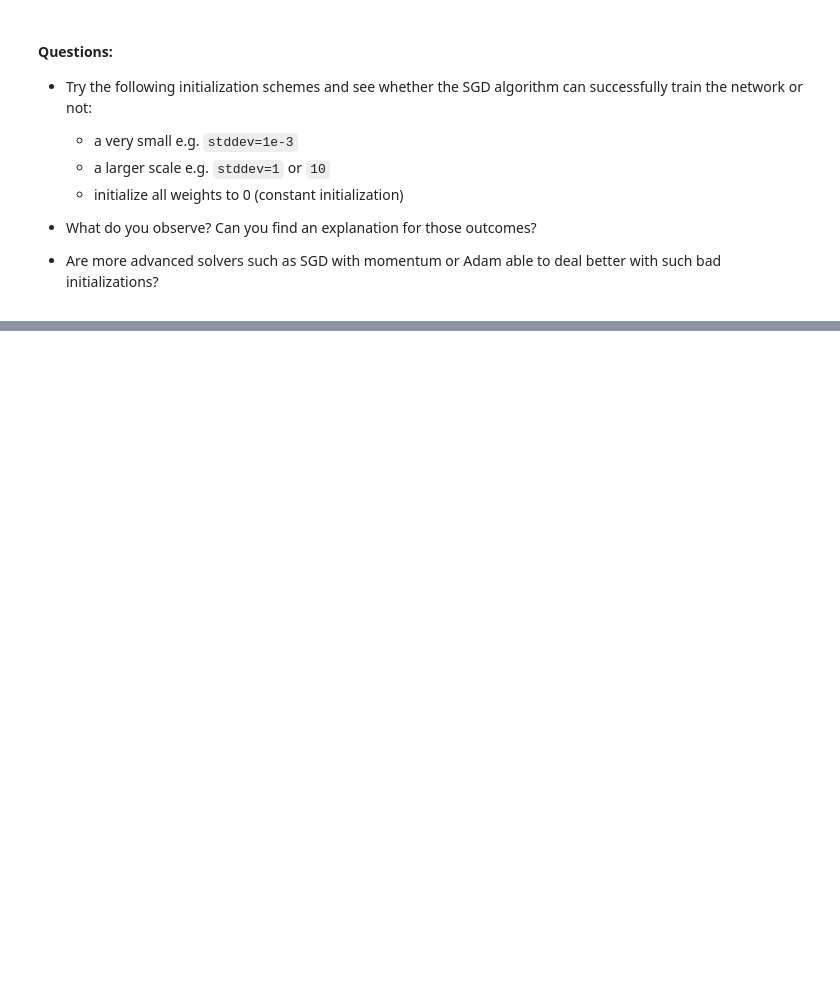
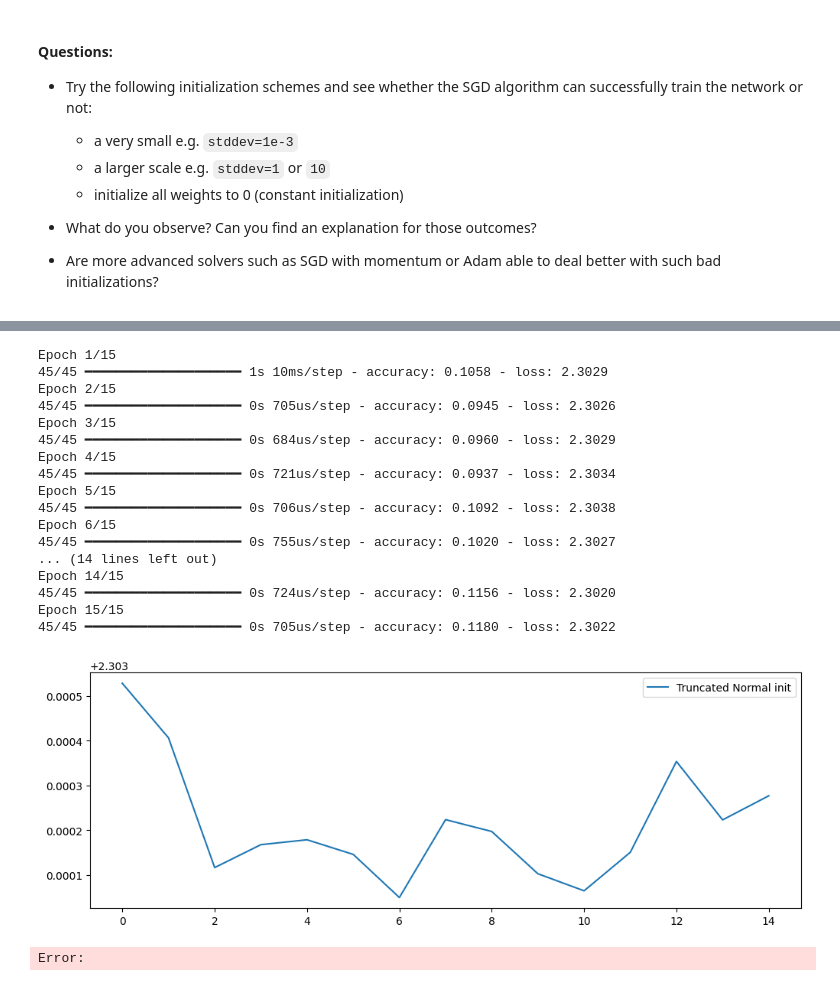
Before and after one commit to UofT-DSI/deep_learning, a Jupyter notebook: 01_materials/labs/lab_1.ipynb, the cells around one changed output, grey strips where cells are left out. Saved outputs shown, nothing was run; the diff lists cells and outputs as text; code cells hidden in the pictures; blank space fills up the shorter version.

```diff
--- a/01_materials/labs/lab_1.ipynb
+++ b/01_materials/labs/lab_1.ipynb
@@ -394,0 +806,39 @@ model.layers[0].weights
+# %%
+normal_init = initializers.Zeros()
+
+model = Sequential()
+model.add(Dense(hidden_dim, input_dim=input_dim, activation="tanh",
+                kernel_initializer=normal_init))
+model.add(Dense(hidden_dim, activation="tanh",
+                kernel_initializer=normal_init))
+model.add(Dense(output_dim, activation="softmax",
+                kernel_initializer=normal_init))
+
+model.compile(optimizer=optimizers.SGD(learning_rate=0.1),
+              loss='categorical_crossentropy', metrics=['accuracy'])
+
+history = model.fit(X_train, y_train, epochs=15, batch_size=32)
+
+plt.figure(figsize=(12, 4))
+plt.plot(history.history['loss'], label="Truncated Normal init")
+plt.legend();
+# %% [output]
+Epoch 1/15
+45/45 ━━━━━━━━━━━━━━━━━━━━ 1s 10ms/step - accuracy: 0.1058 - loss: 2.3029
+Epoch 2/15
+45/45 ━━━━━━━━━━━━━━━━━━━━ 0s 705us/step - accuracy: 0.0945 - loss: 2.3026
+Epoch 3/15
+45/45 ━━━━━━━━━━━━━━━━━━━━ 0s 684us/step - accuracy: 0.0960 - loss: 2.3029
+Epoch 4/15
+45/45 ━━━━━━━━━━━━━━━━━━━━ 0s 721us/step - accuracy: 0.0937 - loss: 2.3034
+Epoch 5/15
+45/45 ━━━━━━━━━━━━━━━━━━━━ 0s 706us/step - accuracy: 0.1092 - loss: 2.3038
+Epoch 6/15
+45/45 ━━━━━━━━━━━━━━━━━━━━ 0s 755us/step - accuracy: 0.1020 - loss: 2.3027
+... (14 lines left out)
+Epoch 14/15
+45/45 ━━━━━━━━━━━━━━━━━━━━ 0s 724us/step - accuracy: 0.1156 - loss: 2.3020
+Epoch 15/15
+45/45 ━━━━━━━━━━━━━━━━━━━━ 0s 705us/step - accuracy: 0.1180 - loss: 2.3022
+[figure, added]
+Error:
```
Also changed, not shown: parts of 36 cells of this notebook, 1 other file.
